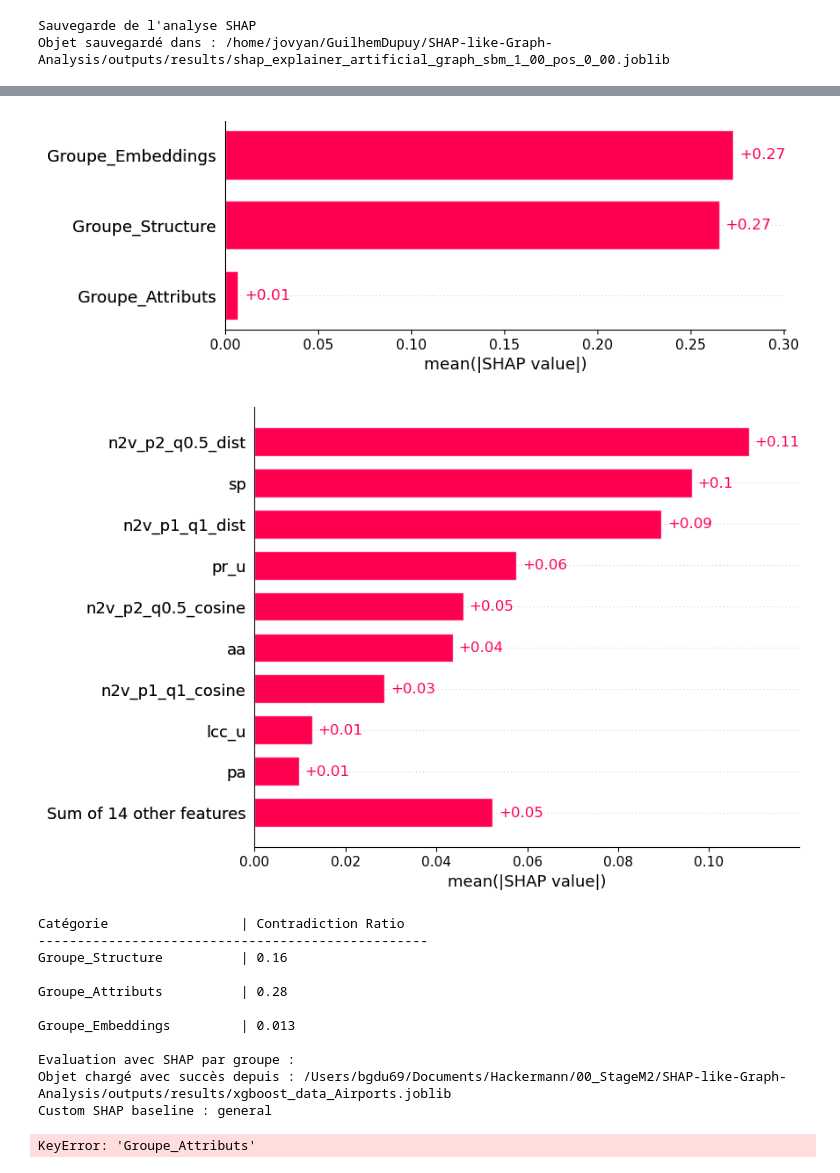
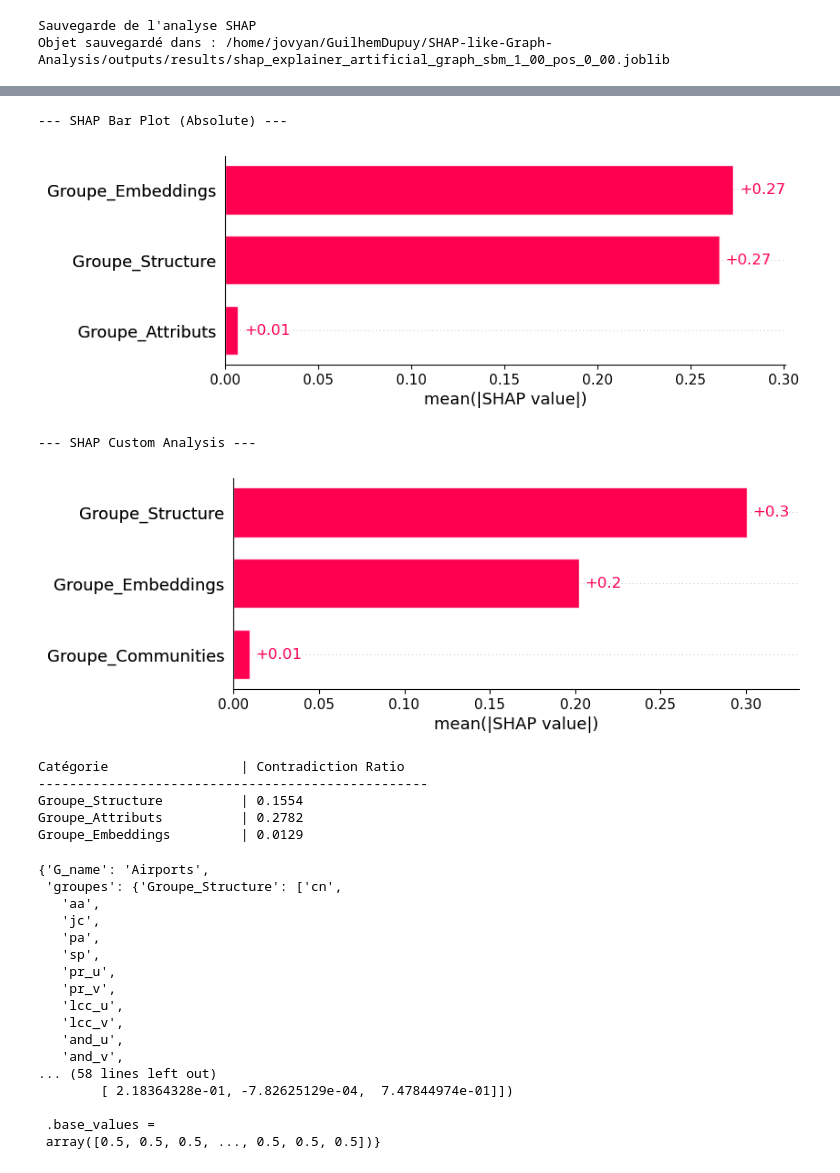
Before and after one commit to DeankoontzG/SHAP-like-Graph-Analysis, a Jupyter notebook: Notebook.ipynb, the cells around one changed output, grey strips where cells are left out. Drawn from its saved outputs; the diff is of its cells as text; code cells hidden in the pictures.

Commit message:
UPDATE evaluate fct to store results

```diff
--- a/Notebook.ipynb
+++ b/Notebook.ipynb
@@ -143,6 +143,6 @@ Objet sauvegardé dans : /home/jovyan/GuilhemDupuy/SHAP-like-Graph-Analysis/outp
 Sauvegarde de l'analyse SHAP
 Objet sauvegardé dans : /home/jovyan/GuilhemDupuy/SHAP-like-Graph-Analysis/outputs/results/shap_explainer_artificial_graph_sbm_1_00_pos_0_00.joblib
 # %%
-gp.evaluate("Airports")
+a = gp.evaluate(G_name = "Airports", display=True)
 # %% [output]
 Objet chargé avec succès depuis : /Users/bgdu69/Documents/Hackermann/00_StageM2/SHAP-like-Graph-Analysis/outputs/results/shap_explainer_Airports.joblib
@@ -150,15 +165,27 @@ Objet chargé avec succès depuis : /Users/bgdu69/Documents/Hackermann/00_StageM
 [figure]
+--- SHAP Bar Plot (Absolute) ---
 [figure]
+--- SHAP Custom Analysis ---
-[figure, old version]
+[figure, new version]
-Catégorie                 | Contradiction Ratio
---------------------------------------------------
-Groupe_Structure          | 0.16
-
-Groupe_Attributs          | 0.28
-
-Groupe_Embeddings         | 0.013
-
-Evaluation avec SHAP par groupe :
-Objet chargé avec succès depuis : /Users/bgdu69/Documents/Hackermann/00_StageM2/SHAP-like-Graph-Analysis/outputs/results/xgboost_data_Airports.joblib
-Custom SHAP baseline : general
-KeyError: 'Groupe_Attributs'
+Catégorie                 | Contradiction Ratio
+--------------------------------------------------
+Groupe_Structure          | 0.1554
+Groupe_Attributs          | 0.2782
+Groupe_Embeddings         | 0.0129
+{'G_name': 'Airports',
+ 'groupes': {'Groupe_Structure': ['cn',
+   'aa',
+   'jc',
+   'pa',
+   'sp',
+   'pr_u',
+   'pr_v',
+   'lcc_u',
+   'lcc_v',
+   'and_u',
+   'and_v',
+... (58 lines left out)
+        [ 2.18364328e-01, -7.82625129e-04,  7.47844974e-01]])
+
+ .base_values =
+ array([0.5, 0.5, 0.5, ..., 0.5, 0.5, 0.5])}
```
Also changed, not shown: parts of 2 cells of this notebook, 2 other files.
